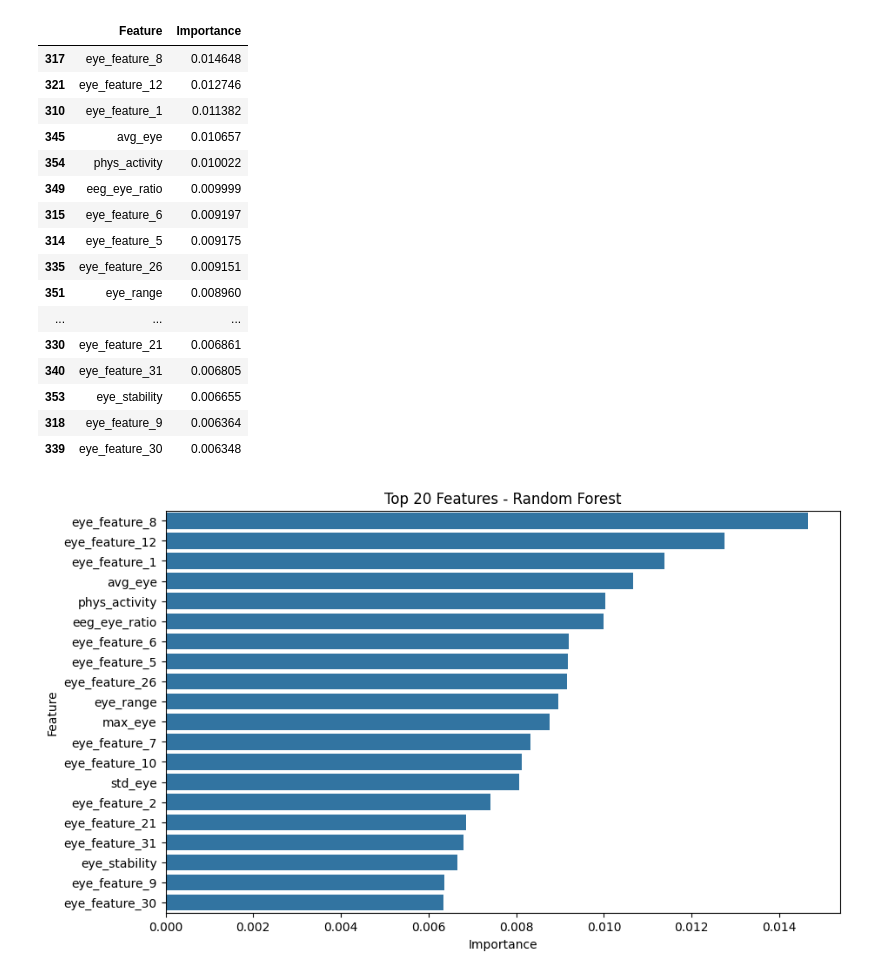
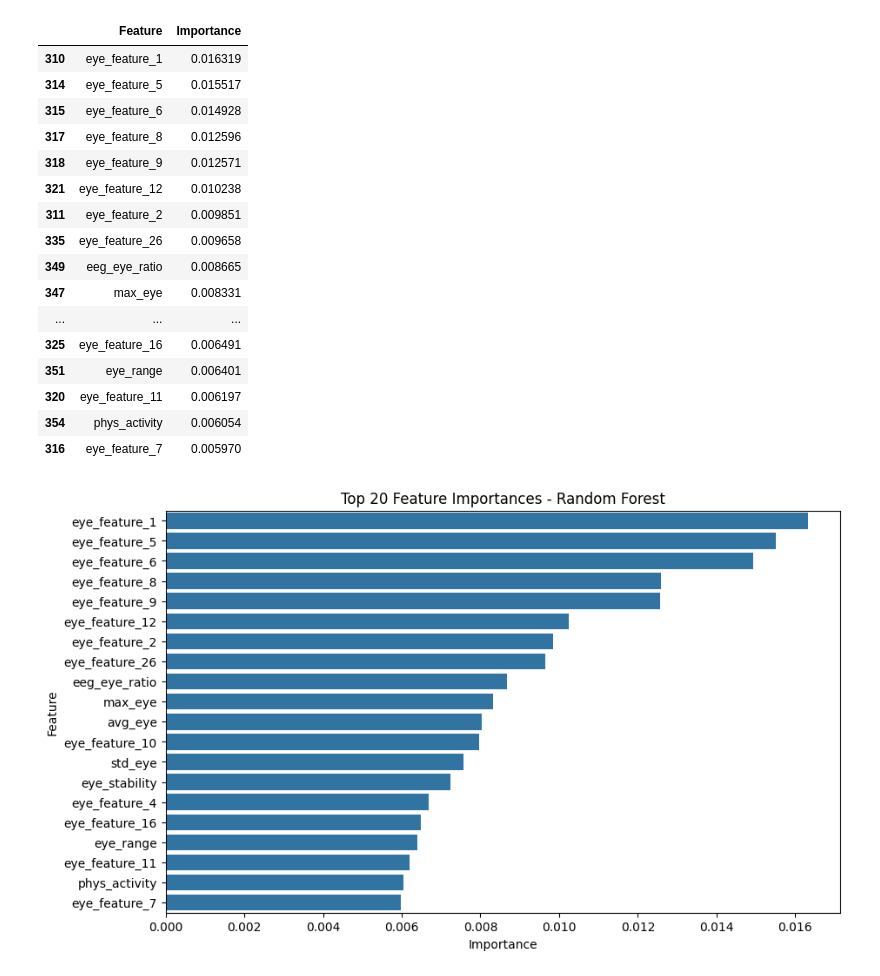
Before and after one commit to Gresita/NeuroSense, a Jupyter notebook: classification/random_forest.ipynb, the cells around one changed output. Drawn from its saved outputs; the diff is of its cells as text; code cells hidden in the pictures.

```diff
--- a/classification/random_forest.ipynb
+++ b/classification/random_forest.ipynb
@@ -25,0 +59,15 @@ print(df.shape)
+# %%
+# 4. Ndarja e features dhe target
+
+X = df.drop(
+    columns=["label", "label_3class", "subject", "session", "trial", "sample"],
+    errors="ignore"
+)
+
+y = df["label_3class"]
+
+X = X.select_dtypes(include=["number"])
+
+print("X shape:", X.shape)
+print("y shape:", y.shape)
+print(y.value_counts())
@@ -61,9 +126,10 @@ Test: (7755, 355)
 # %%
-# 5. Random Forest Basic
+# 6. Random Forest bazik
 
 rf_basic = RandomForestClassifier(
-    n_estimators=200,
+    n_estimators=100,
     random_state=42,
+    class_weight="balanced",
     n_jobs=-1
 )
 
@@ -102,48 +199,46 @@ weighted avg       0.41      0.37      0.34      7755
 # %%
-# 7. Feature Importance
+# 9. Feature Importance
 
 feature_importance_df = pd.DataFrame({
     "Feature": X.columns,
     "Importance": rf_basic.feature_importances_
-})
-
-feature_importance_df = feature_importance_df.sort_values(
-    by="Importance",
-    ascending=False
-)
+}).sort_values(by="Importance", ascending=False)
 
 feature_importance_df.head(20)
 # %% [output]
 |  | Feature | Importance |
-| 317 | eye_feature_8 | 0.014648 |
-| 321 | eye_feature_12 | 0.012746 |
-| 310 | eye_feature_1 | 0.011382 |
-| 345 | avg_eye | 0.010657 |
-| 354 | phys_activity | 0.010022 |
-| 349 | eeg_eye_ratio | 0.009999 |
-| 315 | eye_feature_6 | 0.009197 |
-| 314 | eye_feature_5 | 0.009175 |
-| 335 | eye_feature_26 | 0.009151 |
-| 351 | eye_range | 0.008960 |
+| 310 | eye_feature_1 | 0.016319 |
+| 314 | eye_feature_5 | 0.015517 |
+| 315 | eye_feature_6 | 0.014928 |
+| 317 | eye_feature_8 | 0.012596 |
+| 318 | eye_feature_9 | 0.012571 |
+| 321 | eye_feature_12 | 0.010238 |
+| 311 | eye_feature_2 | 0.009851 |
+| 335 | eye_feature_26 | 0.009658 |
+| 349 | eeg_eye_ratio | 0.008665 |
+| 347 | max_eye | 0.008331 |
 | ... | ... | ... |
-| 330 | eye_feature_21 | 0.006861 |
-| 340 | eye_feature_31 | 0.006805 |
-| 353 | eye_stability | 0.006655 |
-| 318 | eye_feature_9 | 0.006364 |
-| 339 | eye_feature_30 | 0.006348 |
+| 325 | eye_feature_16 | 0.006491 |
+| 351 | eye_range | 0.006401 |
+| 320 | eye_feature_11 | 0.006197 |
+| 354 | phys_activity | 0.006054 |
+| 316 | eye_feature_7 | 0.005970 |
 # %%
-# 8. Top 20 Feature Importance
+# 10. Vizualizimi i Top 20 Feature Importance
 
-plt.figure(figsize=(10,6))
+top_20_features = feature_importance_df.head(20)
 
+plt.figure(figsize=(10, 6))
 sns.barplot(
-    data=feature_importance_df.head(20),
+    data=top_20_features,
     x="Importance",
     y="Feature"
 )
 
-plt.title("Top 20 Features - Random Forest")
+plt.title("Top 20 Feature Importances - Random Forest")
+plt.xlabel("Importance")
+plt.ylabel("Feature")
 plt.show()
 # %% [output]
-[figure, old version]
+[figure, new version]
 # %%
```
Also changed, not shown: parts of 10 cells of this notebook, 16 other files.
